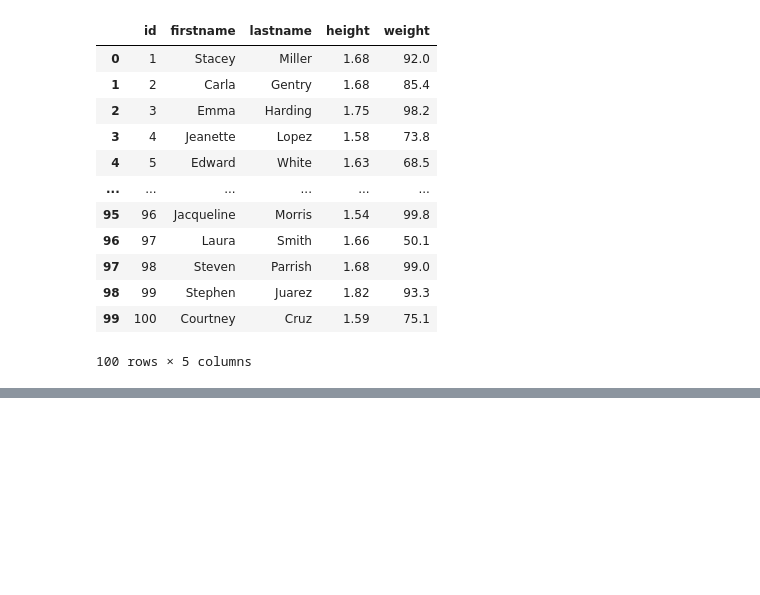
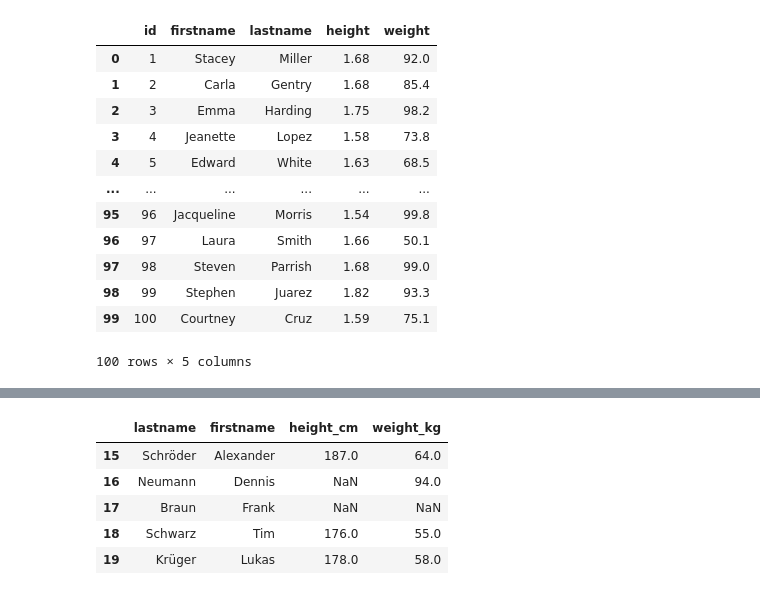
Before and after one commit to Javacream/org.javacream.training.python, a Jupyter notebook: Datenanalyse/pandas_introduction.ipynb, the cells around one changed output, grey strips where cells are left out. Cells and saved outputs as stored; diff of their text form; code cells hidden in the pictures; blank space fills up the shorter version.

```diff
--- a/Datenanalyse/pandas_introduction.ipynb
+++ b/Datenanalyse/pandas_introduction.ipynb
@@ -135,0 +153,9 @@ pd.read_sql(sql_statement, connection)
+# %%
+df.tail()
+# %% [output]
+|  | lastname | firstname | height_cm | weight_kg |
+| 15 | Schröder | Alexander | 187.0 | 64.0 |
+| 16 | Neumann | Dennis | NaN | 94.0 |
+| 17 | Braun | Frank | NaN | NaN |
+| 18 | Schwarz | Tim | 176.0 | 55.0 |
+| 19 | Krüger | Lukas | 178.0 | 58.0 |
```
Also changed, not shown: parts of 5 cells of this notebook.
